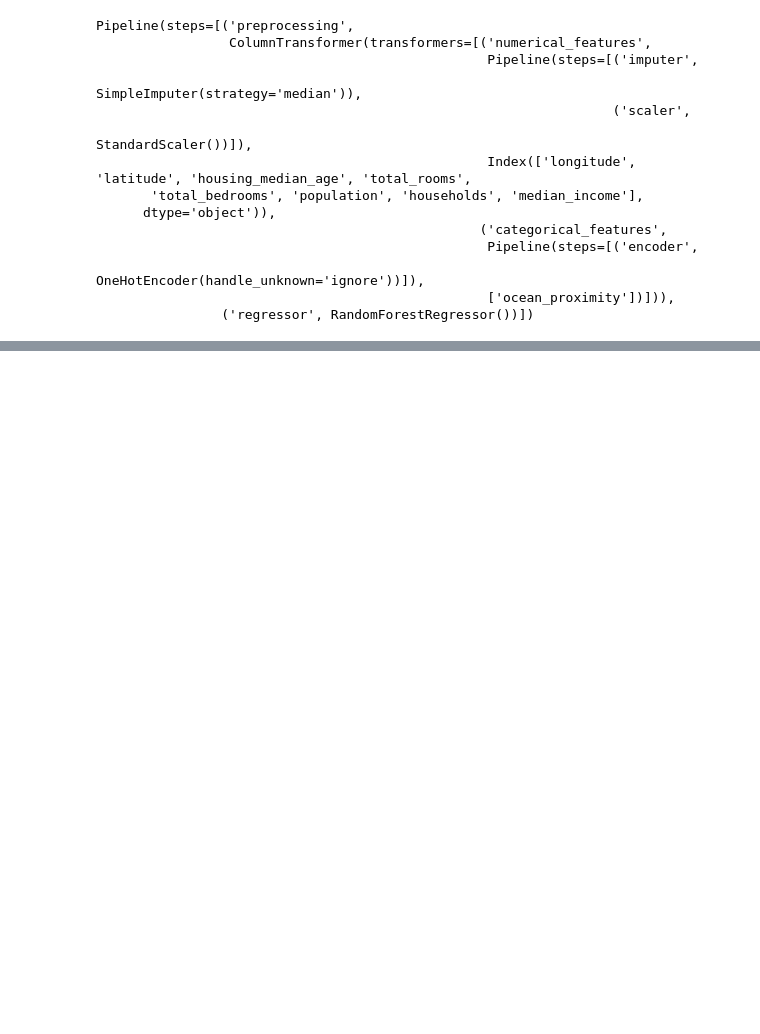
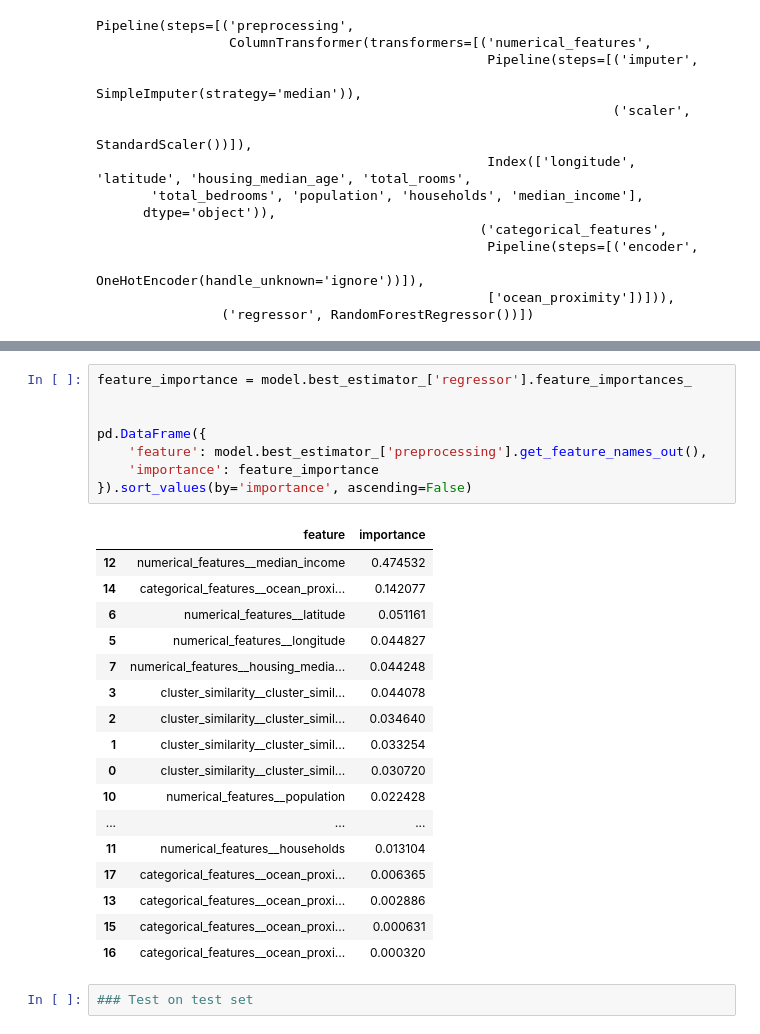
Before and after one commit to Basemm/machine-learning-lab, a Jupyter notebook: california_housing/basic_models.ipynb, the cells around one changed output, grey strips where cells are left out. Drawn from its saved outputs; the diff is of its cells as text; blank space fills up the shorter version.

Commit message:
- feat: add ClusterSimilarityTransformer to enhance feature set with cluster similarity features around coordinates

```diff
--- a/california_housing/basic_models.ipynb
+++ b/california_housing/basic_models.ipynb
@@ -441,0 +565,28 @@ Pipeline(steps=[('preprocessing',
+# %%
+feature_importance = model.best_estimator_['regressor'].feature_importances_
+
+
+pd.DataFrame({
+    'feature': model.best_estimator_['preprocessing'].get_feature_names_out(),
+    'importance': feature_importance
+}).sort_values(by='importance', ascending=False)
+# %% [output]
+|  | feature | importance |
+| 12 | numerical_features__median_income | 0.474532 |
+| 14 | categorical_features__ocean_proxi... | 0.142077 |
+| 6 | numerical_features__latitude | 0.051161 |
+| 5 | numerical_features__longitude | 0.044827 |
+| 7 | numerical_features__housing_media... | 0.044248 |
+| 3 | cluster_similarity__cluster_simil... | 0.044078 |
+| 2 | cluster_similarity__cluster_simil... | 0.034640 |
+| 1 | cluster_similarity__cluster_simil... | 0.033254 |
+| 0 | cluster_similarity__cluster_simil... | 0.030720 |
+| 10 | numerical_features__population | 0.022428 |
+| ... | ... | ... |
+| 11 | numerical_features__households | 0.013104 |
+| 17 | categorical_features__ocean_proxi... | 0.006365 |
+| 13 | categorical_features__ocean_proxi... | 0.002886 |
+| 15 | categorical_features__ocean_proxi... | 0.000631 |
+| 16 | categorical_features__ocean_proxi... | 0.000320 |
+# %%
+### Test on test set
```
Also changed, not shown: parts of 11 cells of this notebook.
